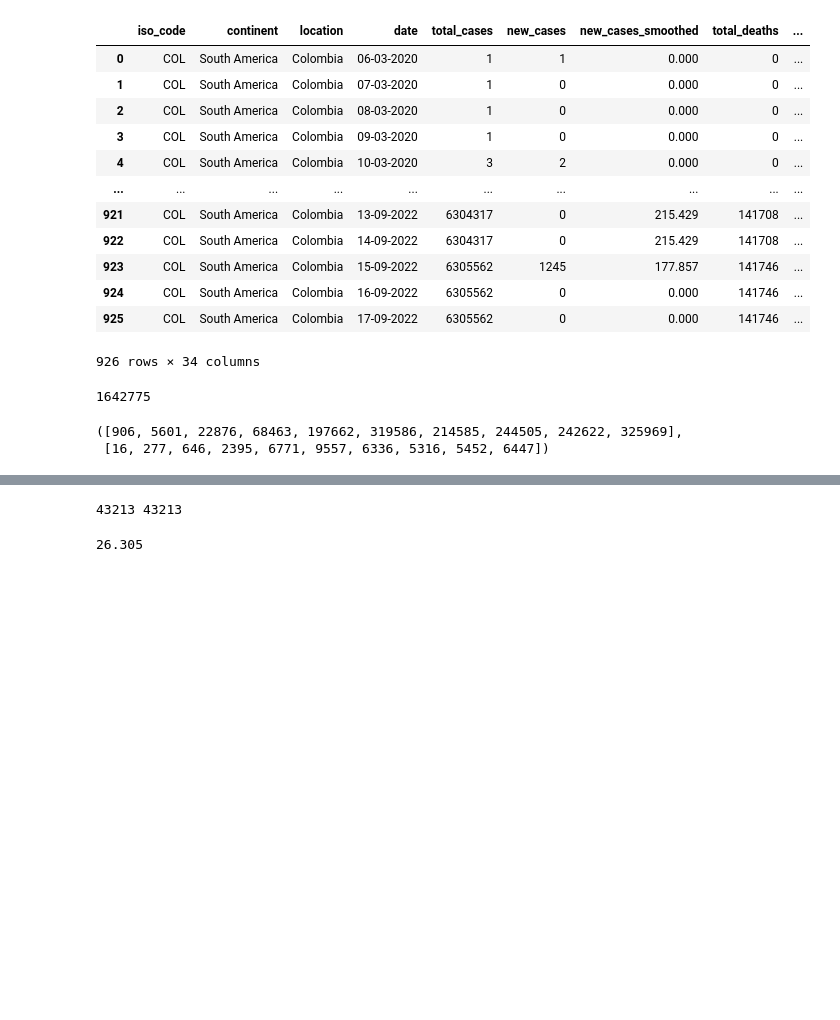
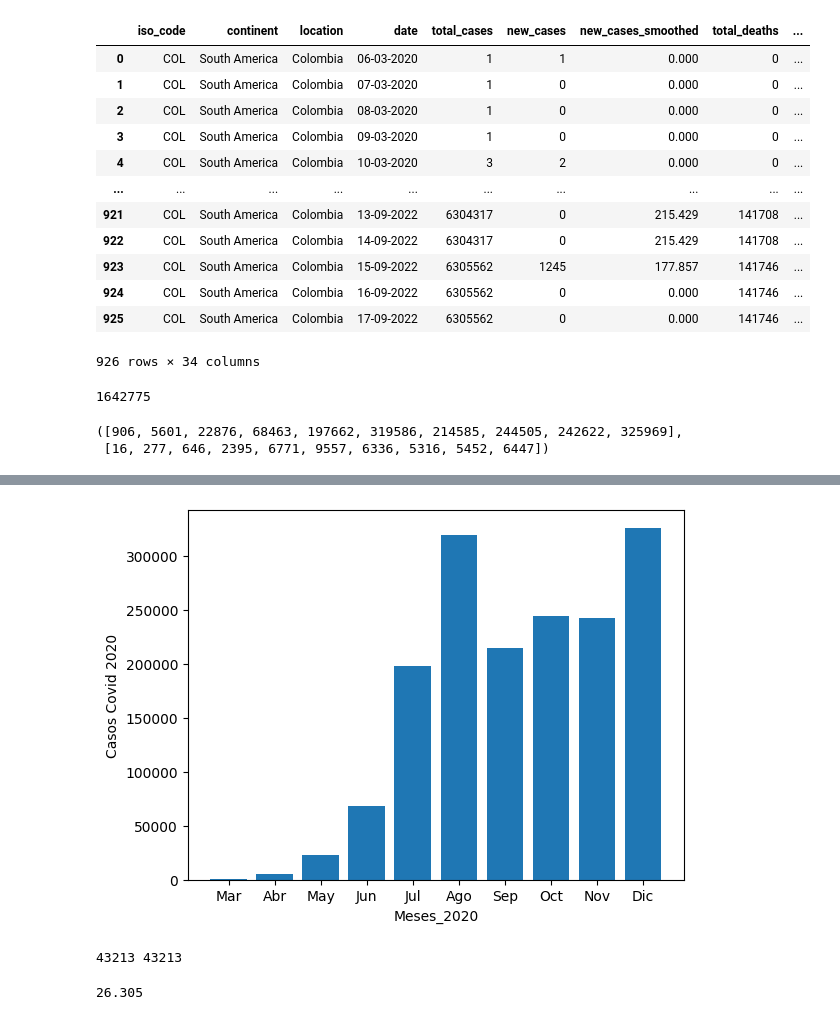
Before and after one commit to mdelacruz999/pythonProject, a Jupyter notebook: main.ipynb, the cells around one changed output, grey strips where cells are left out. Cells and saved outputs as stored; diff of their text form; code cells hidden in the pictures; blank space fills up the shorter version.

```diff
--- a/main.ipynb
+++ b/main.ipynb
@@ -101,3 +103,5 @@ casos_por_mes_2020, muertes_por_mes_2020
 # %% [output]
 ([906, 5601, 22876, 68463, 197662, 319586, 214585, 244505, 242622, 325969],
  [16, 277, 646, 2395, 6771, 9557, 6336, 5316, 5452, 6447])
+# %%
+meses_2020= ['Mar','Abr','May','Jun','Jul','Ago', 'Sep','Oct','Nov','Dic']
@@ -104,3 +124,11 @@ casos_por_mes_2020, muertes_por_mes_2020
+# %%
+plt.bar(meses_2020,casos_por_mes_2020)
+plt.xlabel("Meses_2020",fontdict=)
+plt.ylabel("Casos Covid 2020",fontdict=)
+
+plt.show()
+# %% [output]
+[figure, added]
 # %%
 # Se comprueba que las muertes coincidan con la suma de toda la lista
 muertes_2020 = date_2020['new_deaths'].sum()
```
Also changed, not shown: parts of 12 cells of this notebook, 1 other file.
